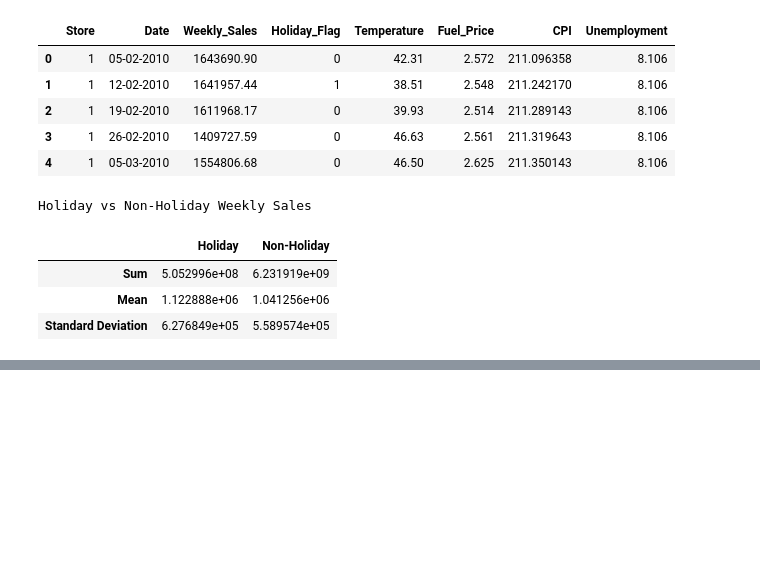
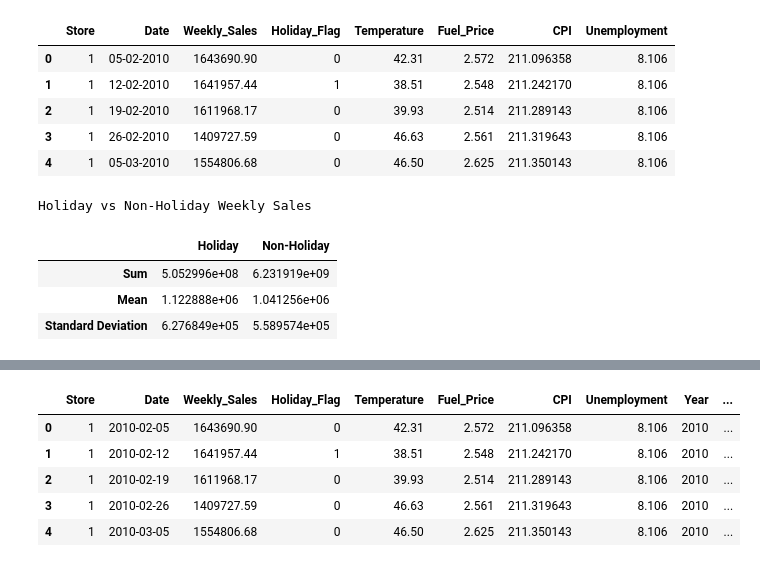
Before and after one commit to teejayfaith/Walmart-dataset, a Jupyter notebook: workbase.ipynb, the cells around one changed output, grey strips where cells are left out. Drawn from its saved outputs; the diff is of its cells as text; code cells hidden in the pictures; blank space fills up the shorter version.

```diff
--- a/workbase.ipynb
+++ b/workbase.ipynb
@@ -159,0 +204,9 @@ Holiday vs Non-Holiday Weekly Sales
+# %%
+walmart.head()
+# %% [output]
+|  | Store | Date | Weekly_Sales | Holiday_Flag | Temperature | Fuel_Price | CPI | Unemployment | Year | ... |
+| 0 | 1 | 2010-02-05 | 1643690.90 | 0 | 42.31 | 2.572 | 211.096358 | 8.106 | 2010 | ... |
+| 1 | 1 | 2010-02-12 | 1641957.44 | 1 | 38.51 | 2.548 | 211.242170 | 8.106 | 2010 | ... |
+| 2 | 1 | 2010-02-19 | 1611968.17 | 0 | 39.93 | 2.514 | 211.289143 | 8.106 | 2010 | ... |
+| 3 | 1 | 2010-02-26 | 1409727.59 | 0 | 46.63 | 2.561 | 211.319643 | 8.106 | 2010 | ... |
+| 4 | 1 | 2010-03-05 | 1554806.68 | 0 | 46.50 | 2.625 | 211.350143 | 8.106 | 2010 | ... |
```
Also changed, not shown: parts of 8 cells of this notebook, 1 other file.
